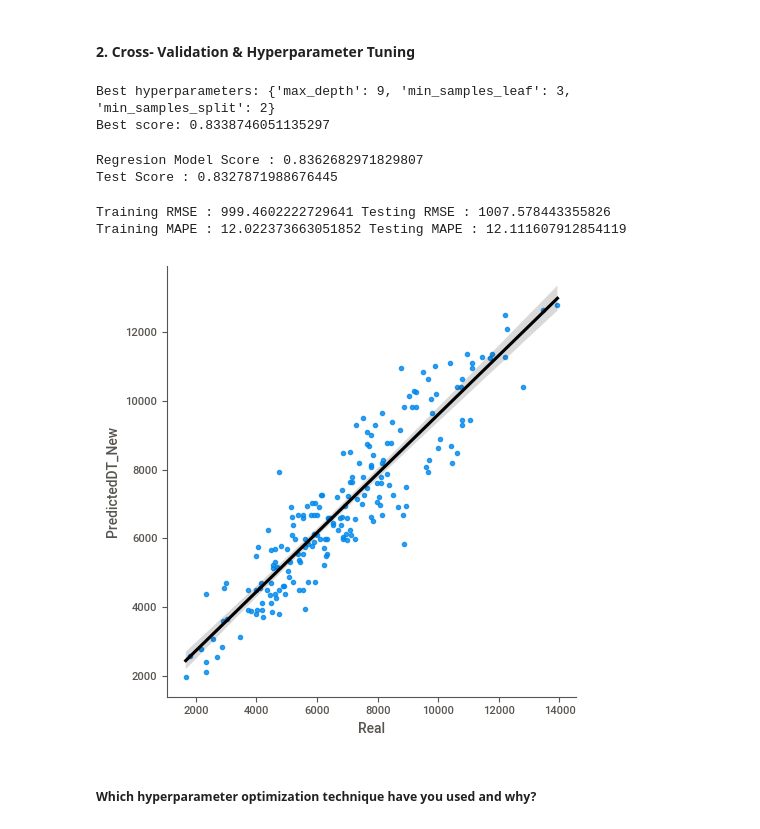
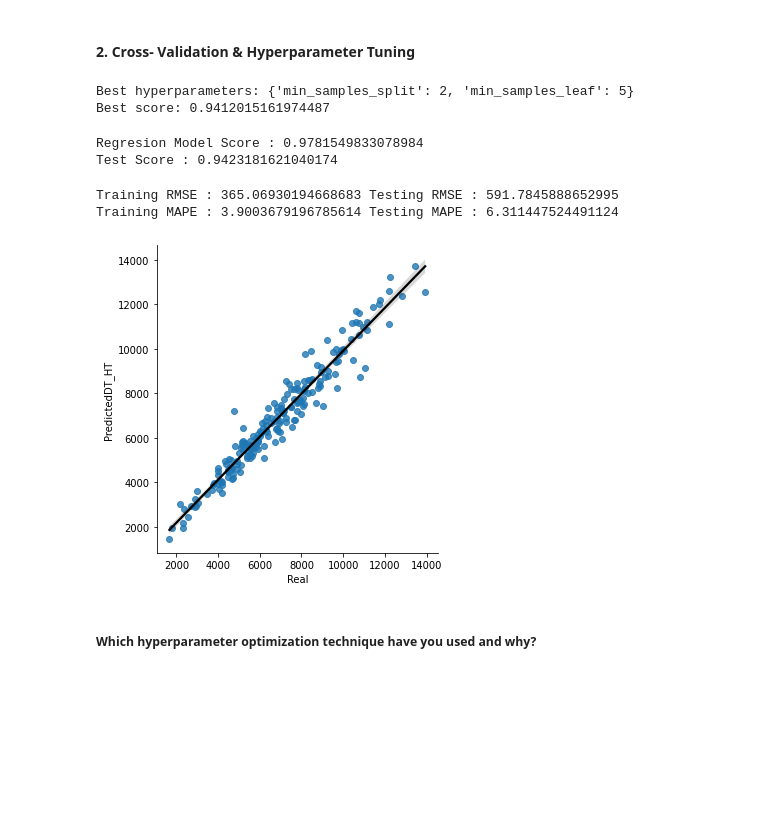
Before and after one commit to vedanttule134/Retail-Sales-Prediction, a Jupyter notebook: Retail_Sales_Prediction.ipynb, the cells around one changed output. Drawn from its saved outputs; the diff is of its cells as text; code cells hidden in the pictures; blank space fills up the shorter version.

```diff
--- a/Retail_Sales_Prediction.ipynb
+++ b/Retail_Sales_Prediction.ipynb
@@ -1302,61 +1306,60 @@ Training MAPE : 0.0 Testing MAPE : 6.995589304673004
 # %% [markdown]
 #### 2. Cross- Validation & Hyperparameter Tuning
 # %%
-# ML Model - 2 Implementation with hyperparameter optimization techniques (i.e., GridSearch CV, RandomSearch CV, Bayesian Optimization etc.)
-params = {'max_depth': [3, 5, 7, 9],
-          'min_samples_leaf': [1, 3, 5, 7],
+# ML Model - 3 Implementation with hyperparameter optimization techniques (i.e., GridSearch CV, RandomSearch CV, Bayesian Optimization etc.)
+params = {'min_samples_leaf': [1, 3, 5, 7],
           'min_samples_split': [2, 4, 6, 8]}
 
-# Use GridSearchCV to find the best hyperparameters
-grid_search = GridSearchCV(estimator=tree_model, param_grid=params, cv=5, n_jobs=-1)
-grid_search.fit(Xtrain, ytrain)
+# Use RandomizedSearchCV to find the best hyperparameters
+Randomized_search = RandomizedSearchCV(estimator=tree_model, param_distributions=params, cv=10, n_jobs=-1)
+Randomized_search.fit(Xtrain, ytrain)
 
 # Print the best hyperparameters and corresponding score
-print('Best hyperparameters:', grid_search.best_params_)
-print('Best score:', grid_search.best_score_)
+print('Best hyperparameters:', Randomized_search.best_params_)
+print('Best score:', Randomized_search.best_score_)
 # %% [output]
-Best hyperparameters: {'max_depth': 9, 'min_samples_leaf': 3, 'min_samples_split': 2}
-Best score: 0.8338746051135297
+Best hyperparameters: {'min_samples_split': 2, 'min_samples_leaf': 5}
+Best score: 0.9412015161974487
 # %%
 # Use the best hyperparameters to fit the model and make predictions
-best_tree_model = grid_search.best_estimator_
-DT_reg_new = best_tree_model.fit(Xtrain, ytrain)
+best_tree_model = Randomized_search.best_estimator_
+DT_reg_HT = best_tree_model.fit(Xtrain, ytrain)
 
 # Predict new best tree model
-y_pred_new_test = best_tree_model.predict(Xtest)
-y_pred_new_train = best_tree_model.predict(Xtrain)
+y_pred_HT_test = best_tree_model.predict(Xtest)
+y_pred_HT_train = best_tree_model.predict(Xtrain)
 # %%
-Train_Score_4 = DT_reg_new.score(Xtrain, ytrain)
-Test_Score_4 = DT_reg_new.score(Xtest, ytest)
+Train_Score_4 = DT_reg_HT.score(Xtrain, ytrain)
+Test_Score_4 = DT_reg_HT.score(Xtest, ytest)
 
 print("Regresion Model Score" , ":" , Train_Score_4)
 print("Test Score" ,":" , Test_Score_4)
 # %% [output]
-Regresion Model Score : 0.8362682971829807
-Test Score : 0.8327871988676445
+Regresion Model Score : 0.9781549833078984
+Test Score : 0.9423181621040174
 # %%
-print("Training RMSE", ":", rmse(ytrain, y_pred_new_train),
-      "Testing RMSE", ":", rmse(ytest, y_pred_new_test))
-print("Training MAPE", ":", mape(ytrain, y_pred_new_train),
-      "Testing MAPE", ":", mape(ytest, y_pred_new_test))
+print("Training RMSE", ":", rmse(ytrain, y_pred_HT_train),
+      "Testing RMSE", ":", rmse(ytest, y_pred_HT_test))
+print("Training MAPE", ":", mape(ytrain, y_pred_HT_train),
+      "Testing MAPE", ":", mape(ytest, y_pred_HT_test))
 # %% [output]
-Training RMSE : 999.4602222729641 Testing RMSE : 1007.578443355826
-Training MAPE : 12.022373663051852 Testing MAPE : 12.111607912854119
+Training RMSE : 365.06930194668683 Testing RMSE : 591.7845888652995
+Training MAPE : 3.9003679196785614 Testing MAPE : 6.311447524491124
 # %%
 #storing 200 observations for analysis
-New_pred_model = y_pred_new_test[:200]
+New_pred_model = y_pred_HT_test[:200]
 New_real_Model = ytest[:200]
 
 #storing these values into dataframe
-dataset_dt_New = pd.DataFrame({'Real':New_real_Model,'PredictedDT_New':New_pred_model})
+dataset_dt_HT = pd.DataFrame({'Real':New_real_Model,'PredictedDT_HT':New_pred_model})
 # %%
 #storing absolute diffrences between actual sales price and predicted
-dataset_dt_New['diff']=(dataset_dt_New['Real']-dataset_dt_New['PredictedDT_New']).abs()
+dataset_dt_HT['diff']=(dataset_dt_HT['Real']-dataset_dt_HT['PredictedDT_HT']).abs()
 # %%
 #visualising our predictions
-sns.lmplot(x='Real', y='PredictedDT_New', data=dataset_dt_New, line_kws={'color': 'black'});
+sns.lmplot(x='Real', y='PredictedDT_HT', data=dataset_dt_HT, line_kws={'color': 'black'});
 # %% [output]
-[figure, old version]
+[figure, new version]
 # %% [markdown]
 ##### Which hyperparameter optimization technique have you used and why?
 # %% [markdown]
```
Also changed, not shown: parts of 51 cells of this notebook.
